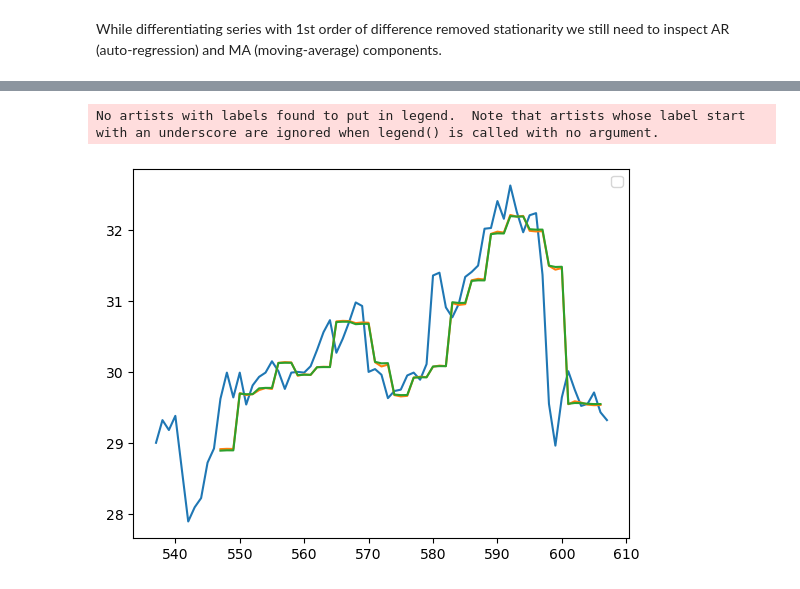
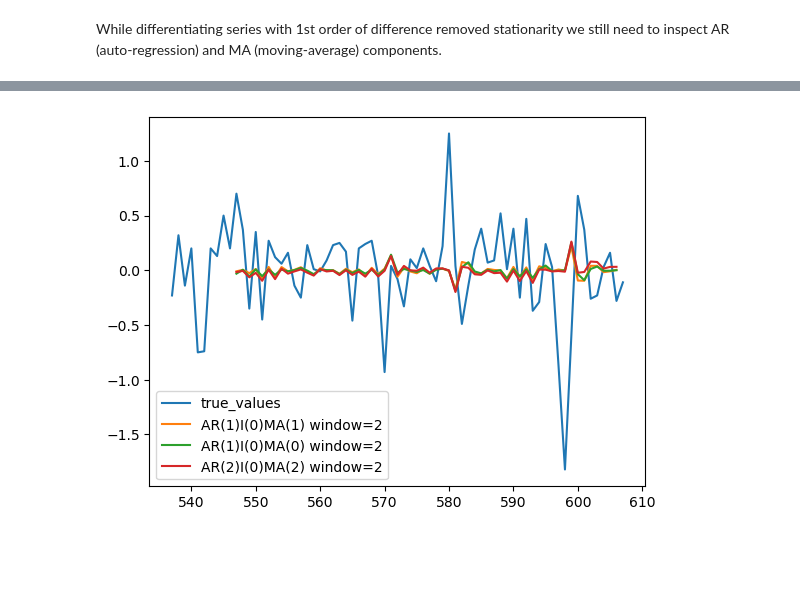
Before and after one commit to TGusciora/Python, a Jupyter notebook: Manning/TimeSeriesStockPrices/TimeSeriesComponents/001_1_3_TGusciora_TimeSeriesComponents_DealingWithNonStationarity.ipynb, the cells around one changed output, grey strips where cells are left out. Cells and saved outputs as stored; diff of their text form; code cells hidden in the pictures; blank space fills up the shorter version.

Commit message:
2023/09/07 update
Manning Time Series
- Rolling Forecast WiP plots and last / mean

```diff
--- a/Manning/TimeSeriesStockPrices/TimeSeriesComponents/001_1_3_TGusciora_TimeSeriesComponents_DealingWithNonStationarity.ipynb
+++ b/Manning/TimeSeriesStockPrices/TimeSeriesComponents/001_1_3_TGusciora_TimeSeriesComponents_DealingWithNonStationarity.ipynb
@@ -445,6 +445,18 @@ class RollingForecast():
         self.y_train, self.y_test = train_test_split(self.data_in, test_size=self.test_size, shuffle=False)
         return self.y_train, self.y_test
 
+    # Work on last and mean
+    def last_mean(self, window):
+        pred_last_value = []
+        for start in range(len(self.y_train), len(self.data_in) - window + 1, window):
+
+            last_value = self.data_in[:start].iloc[-1].values[0]
+            pred_last_value.extend(last_value for _ in range(window))
+
+        y_pred_last = pd.Series(pred_last_value, index=self.y_test.index[:len(pred_last_value)])
+        self.predictions["Last_value window={window}"] = y_pred_last
+        return
+
     def arima_roll(self, p, d, q, window):
         predictions = []
         for start in range(len(self.y_train), len(self.data_in) - window + 1, window):
@@ -459,12 +471,16 @@ class RollingForecast():
 
             # Storing the predictions
             predictions.extend(y_pred.predicted_mean.values)
+
+
+
         y_pred_out = pd.Series(predictions, index=self.y_test.index[:len(predictions)])
         self.predictions[f"AR({p})I({d})MA({q}) window={window}"] = y_pred_out
         return
 
     def plot(self):
-        plt.plot(self.predictions.tail(len(self.y_test)+10))
+        for col in self.predictions.columns:
+            plt.plot(self.predictions[col].tail(len(self.y_test)+10), label=col)
         plt.legend()
         plt.show()
         return
@@ -471,8 +497,8 @@ class RollingForecast():
 # %%
-att_rf = RollingForecast(data_in = att_series, test_size = 0.1, var_name = "close")
-att_rf.arima_roll(p = 1, d = 1, q = 1, window = 3)
-att_rf.arima_roll(p = 1, d = 1, q = 0, window = 3)
-att_rf.plot()
+attd1_rf = RollingForecast(data_in = att_diff1, test_size = 0.1, var_name = "close")
+attd1_rf.arima_roll(p = 1, d = 0, q = 1, window = 2)
+attd1_rf.arima_roll(p = 1, d = 0, q = 0, window = 2)
+attd1_rf.arima_roll(p = 2, d = 0, q = 2, window = 2)
+attd1_rf.plot()
 # %% [output]
-No artists with labels found to put in legend.  Note that artists whose label start with an underscore are ignored when legend() is called with no argument.
-[figure, old version]
+[figure, new version]
```
Also changed, not shown: parts of 7 cells of this notebook.
